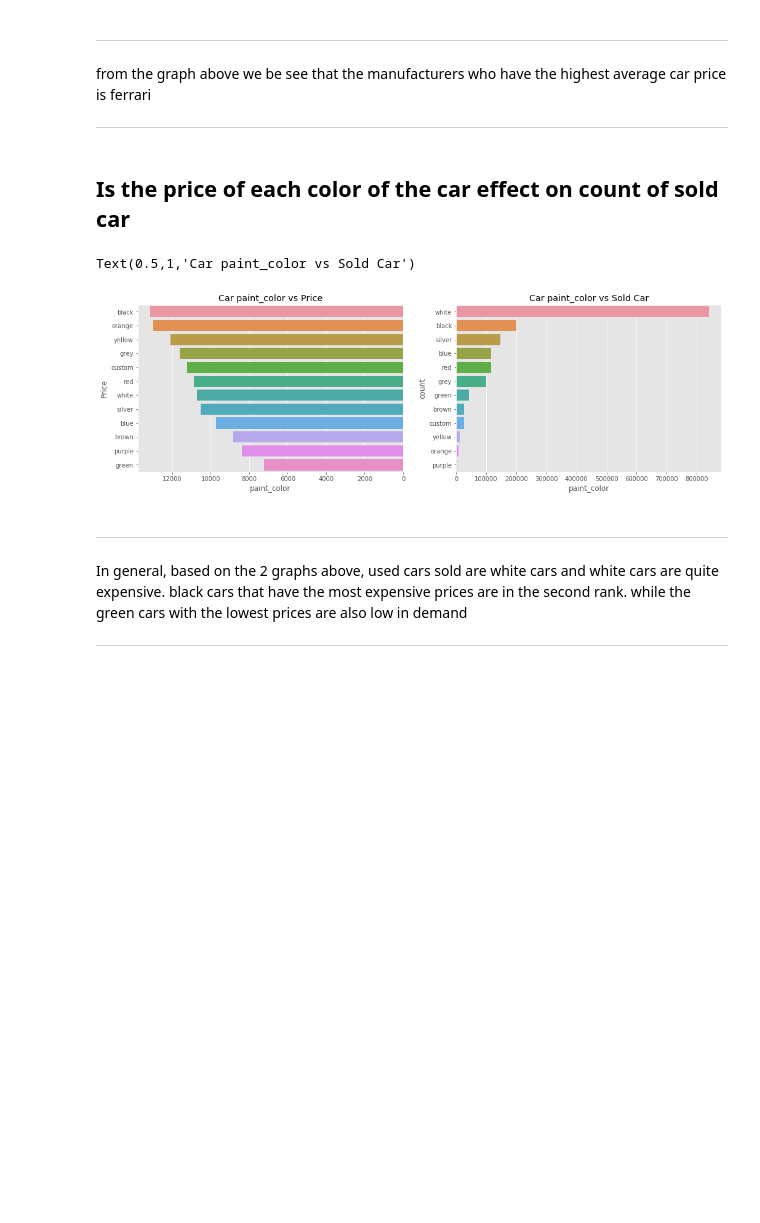
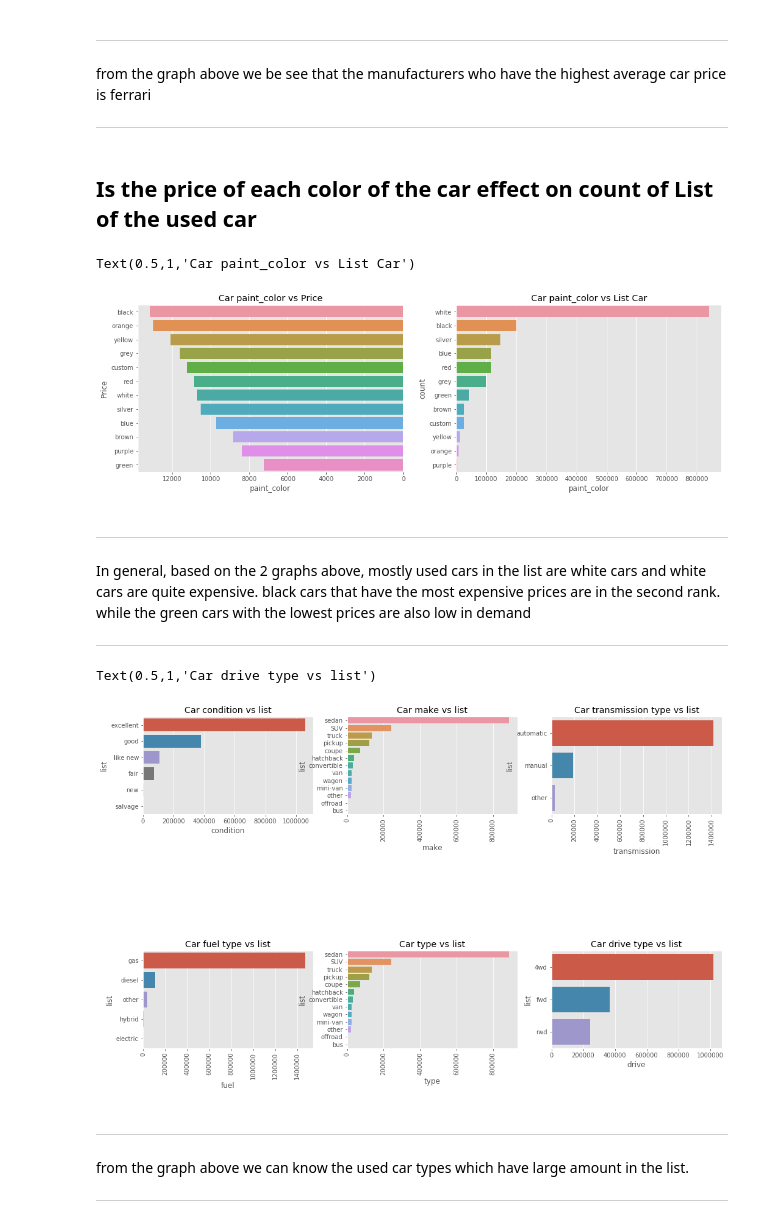
Before and after one commit to TunggalMAT/Exercise, a Jupyter notebook: craigslistVehiclesFull_Tunggal.ipynb, the cells around one changed output. Drawn from its saved outputs; the diff is of its cells as text; code cells hidden in the pictures; blank space fills up the shorter version.

```diff
--- a/craigslistVehiclesFull_Tunggal.ipynb
+++ b/craigslistVehiclesFull_Tunggal.ipynb
@@ -477,7 +477,7 @@ plt.title("Car manufacturer vs avergae price");
 from the graph above we be see that the manufacturers who have the highest average car price is ferrari
 ***
 # %% [markdown]
-## Is the price of each color of the car effect on count of sold car
+## Is the price of each color of the car effect on count of List of the used car
 # %%
 plt.style.use('ggplot')
 f=plt.figure(figsize=(17,5))
@@ -492,11 +492,66 @@ dri_price = df[['paint_color', 'price']].groupby('paint_color').count()['price']
 sns.barplot(y=dri_price.index, x=dri_price)
 plt.xlabel('paint_color')
 plt.ylabel('count')
-plt.title('Car paint_color vs Sold Car')
+plt.title('Car paint_color vs List Car')
 # %% [output]
-Text(0.5,1,'Car paint_color vs Sold Car')
+Text(0.5,1,'Car paint_color vs List Car')
 [figure]
 # %% [markdown]
 ***
-In general, based on the 2 graphs above, used cars sold are white cars and white cars are quite expensive. black cars that have the most expensive prices are in the second rank. while the green cars with the lowest prices are also low in demand
+In general, based on the 2 graphs above, mostly used cars in the list are white cars and white cars are quite expensive. black cars that have the most expensive prices are in the second rank. while the green cars with the lowest prices are also low in demand
 ***
+# %%
+plt.style.use('ggplot')
+f=plt.figure(figsize=(17,10))
+f.add_subplot(3,3,1)
+con_price = df[['condition', 'price']].groupby('condition').count()['price'].sort_values(ascending = False)
+sns.barplot(y=con_price.index, x=con_price)
+plt.xlabel('condition')
+plt.ylabel('list')
+plt.title('Car condition vs list')
+
+f.add_subplot(3,3,2)
+mak_price = df[['make', 'price']].groupby('make').count()['price'].sort_values(ascending = False)
+sns.barplot(y=mak_price.index, x=mak_price)
+plt.xticks(rotation = 90)
+plt.xlabel('make')
+plt.ylabel('list')
+plt.title('Car make vs list')
+
+f.add_subplot(3,3,3)
+tra_price = df[['transmission', 'price']].groupby('transmission').count()['price'].sort_values(ascending = False)
+sns.barplot(y=tra_price.index, x=tra_price)
+plt.xticks(rotation = 90)
+plt.xlabel('transmission')
+plt.ylabel('list')
+plt.title('Car transmission type vs list')
+
+f.add_subplot(3,3,7)
+fue_price = df[['fuel', 'price']].groupby('fuel').count()['price'].sort_values(ascending = False)
+sns.barplot(y=fue_price.index, x=fue_price)
+plt.xticks(rotation = 90)
+plt.xlabel('fuel')
+plt.ylabel('list')
+plt.title('Car fuel type vs list')
+
+f.add_subplot(3,3,8)
+typ_price = df[['type', 'price']].groupby('type').count()['price'].sort_values(ascending = False)
+sns.barplot(y=typ_price.index, x=typ_price)
+plt.xticks(rotation = 90)
+plt.xlabel('type')
+plt.ylabel('list')
+plt.title('Car type vs list')
+
+f.add_subplot(3,3,9)
+dri_price = df[['drive', 'price']].groupby('drive').count()['price'].sort_values(ascending = False)
+sns.barplot(y=dri_price.index, x=dri_price)
+plt.xlabel('drive')
+plt.ylabel('list')
+plt.title('Car drive type vs list')
+# %% [output]
+Text(0.5,1,'Car drive type vs list')
+[figure, added]
+# %% [markdown]
+***
+from the graph above we can know the used car types which have large amount in the list.
+***
```
Also changed, not shown: parts of 8 cells of this notebook.
